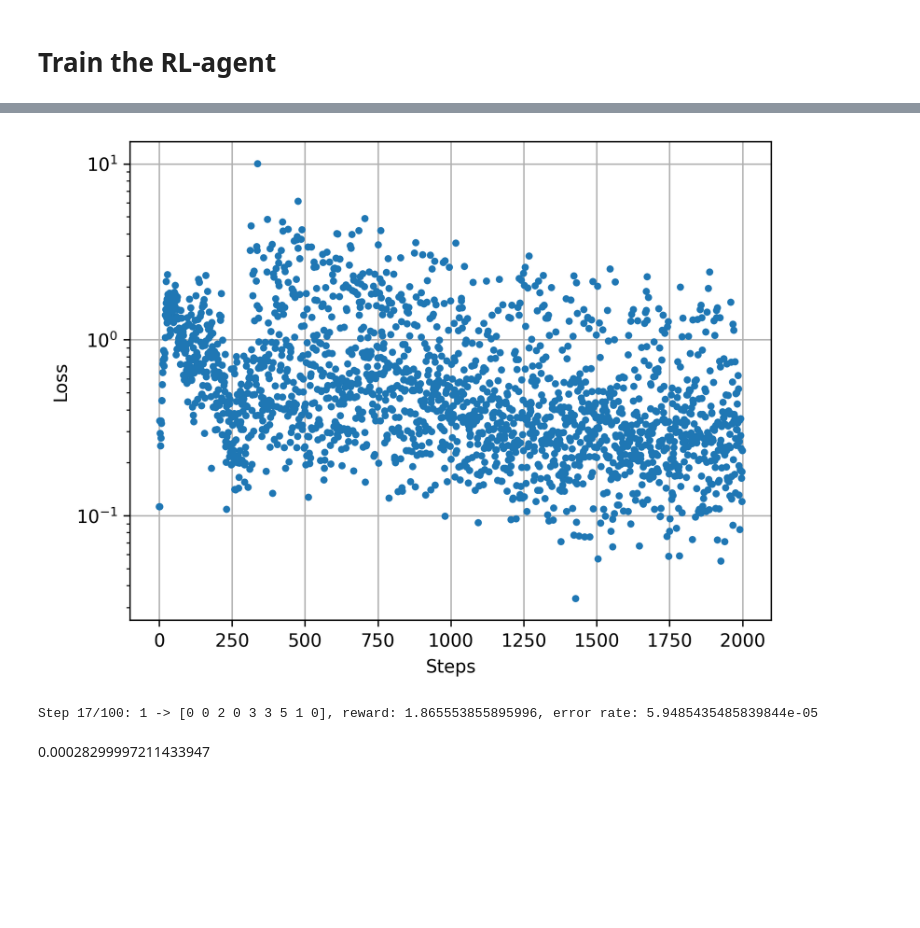
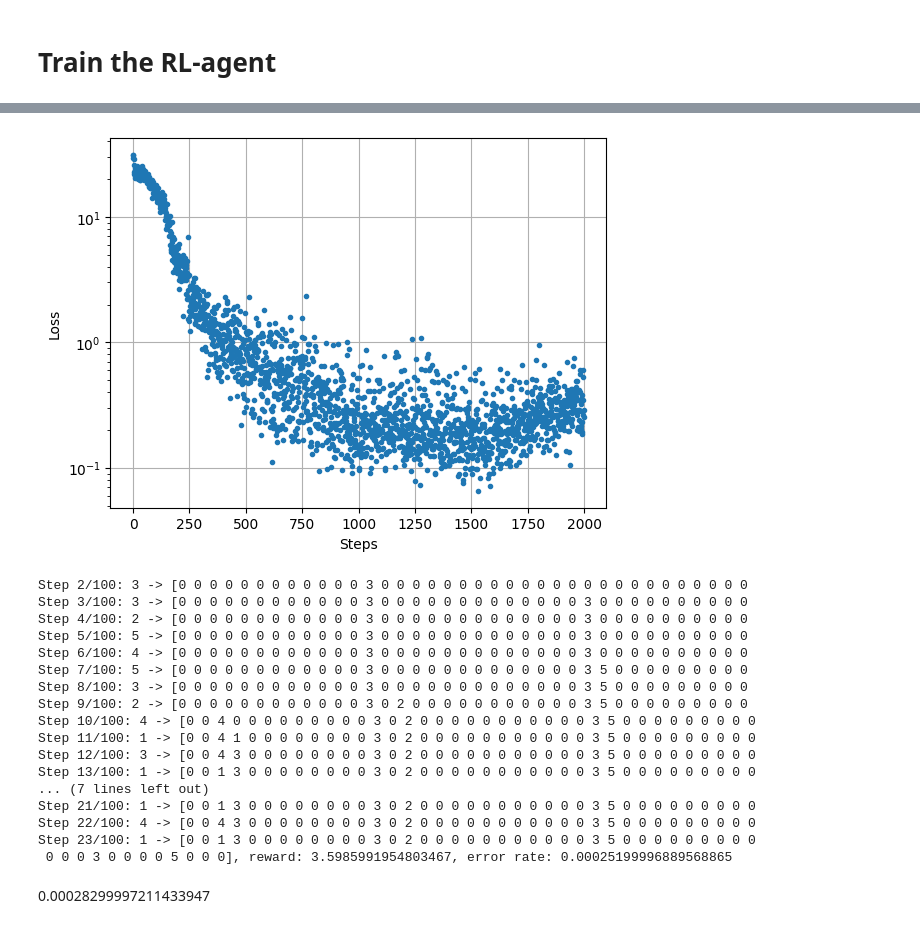
Before and after one commit to JuliusRye/QEC, a Jupyter notebook: Modules/reinforcement_learning_deformation_search.ipynb, the cells around one changed output, grey strips where cells are left out. Cells and saved outputs as stored; diff of their text form; code cells hidden in the pictures; blank space fills up the shorter version.

Commit message:
Improved the RL (still needs to run for distance 7)

```diff
--- a/Modules/reinforcement_learning_deformation_search.ipynb
+++ b/Modules/reinforcement_learning_deformation_search.ipynb
@@ -24,26 +24,26 @@ from time import time
 # %%
 TRAINING_BATCHES = 2_000
 
-CODE_DISTANCE = 3
-EPISODE_LENGTH = 3*CODE_DISTANCE**2 # Set to -1 to disable
+CODE_DISTANCE = 7
+EPISODE_LENGTH = CODE_DISTANCE**2 # Set to -1 to disable
 
 INIT_LEARNING_RATE = 0
 LEARNING_RATE = 1E-3
-WARMUP_STEPS = 100
-TRANSITION_STEP = 100
+WARMUP_STEPS = 500
+TRANSITION_STEP = 1000
 DECAY_RATE = 0.8
 
-SEED = 362
+SEED = 374
 
-ENVIRONMENT_TYPE = "PML" # PML or CNN-G
-AGENT_CONV_LAYERS = [(12,3,1,1), (18,3,1,1), (12,3,1,1), (6,3,1,1)]
+ENVIRONMENT_TYPE = "CNN-G" # PML or CNN-G
+AGENT_CONV_LAYERS = [(6,3,1,1), (6,3,1,1), (6,3,1,1), (6,3,1,1)]
 
 # Training baches are low enough to all be stored in the buffer
 BUFFER_SIZE = TRAINING_BATCHES
 BATCH_SIZE = 32
 
-DISCOUNT_FACTOR = 0.8
-TARGET_NET_UPDATE_RATE = 0.1
+DISCOUNT_FACTOR = 0.95
+TARGET_NET_UPDATE_RATE = 0.001
 
 # Having the num of estimation samples be as small as possible will result in a faster training time
 # but will also use of more memory. So it is not always possible to have a sample count of 1
@@ -62,7 +62,7 @@ elif epsilon_scaling_option == 1:
     # 50% decaying to 0% exploitation
     EPSILON_START = 0.5
     EPSILON_END = 0.0
-    EPSILON_DECAY_RATE = 0.005
+    EPSILON_DECAY_RATE = 0.01
     scaling_name = "decay"
 elif epsilon_scaling_option == 2:
     # 0% exploitation
@@ -551,14 +557,14 @@ plt.show()
 # %%
 end = losses.shape[0]
-plt.figure(dpi=300)
+plt.figure()
 plt.plot(jnp.arange(end), losses, '.', lw=.5)
 plt.grid()
 plt.xlabel('Steps')
 plt.ylabel('Loss')
 plt.yscale('log')
 plt.show()
 # %% [output]
-[figure, old version]
+[figure, new version]
 # %%
 key = random.key(SEED)
 max_steps = 100
@@ -593,7 +599,23 @@ for i in range(1, max_steps):
     error_rates_ = error_rates_.at[i].set(error_rate_)
     print(f"Step {i+1}/{max_steps}: {deformation_action_idx} -> {deformation_}, reward: {reward_}, error rate: {error_rate_}", end='\r')
 # %% [output]
-Step 17/100: 1 -> [0 0 2 0 3 3 5 1 0], reward: 1.865553855895996, error rate: 5.9485435485839844e-05
+Step 2/100: 3 -> [0 0 0 0 0 0 0 0 0 0 0 0 3 0 0 0 0 0 0 0 0 0 0 0 0 0 0 0 0 0 0 0 0 0 0 0 0
+Step 3/100: 3 -> [0 0 0 0 0 0 0 0 0 0 0 0 3 0 0 0 0 0 0 0 0 0 0 0 0 0 3 0 0 0 0 0 0 0 0 0 0
+Step 4/100: 2 -> [0 0 0 0 0 0 0 0 0 0 0 0 3 0 0 0 0 0 0 0 0 0 0 0 0 0 3 0 0 0 0 0 0 0 0 0 0
+Step 5/100: 5 -> [0 0 0 0 0 0 0 0 0 0 0 0 3 0 0 0 0 0 0 0 0 0 0 0 0 0 3 0 0 0 0 0 0 0 0 0 0
+Step 6/100: 4 -> [0 0 0 0 0 0 0 0 0 0 0 0 3 0 0 0 0 0 0 0 0 0 0 0 0 0 3 0 0 0 0 0 0 0 0 0 0
+Step 7/100: 5 -> [0 0 0 0 0 0 0 0 0 0 0 0 3 0 0 0 0 0 0 0 0 0 0 0 0 0 3 5 0 0 0 0 0 0 0 0 0
+Step 8/100: 3 -> [0 0 0 0 0 0 0 0 0 0 0 0 3 0 0 0 0 0 0 0 0 0 0 0 0 0 3 5 0 0 0 0 0 0 0 0 0
+Step 9/100: 2 -> [0 0 0 0 0 0 0 0 0 0 0 0 3 0 2 0 0 0 0 0 0 0 0 0 0 0 3 5 0 0 0 0 0 0 0 0 0
+Step 10/100: 4 -> [0 0 4 0 0 0 0 0 0 0 0 0 3 0 2 0 0 0 0 0 0 0 0 0 0 0 3 5 0 0 0 0 0 0 0 0 0
+Step 11/100: 1 -> [0 0 4 1 0 0 0 0 0 0 0 0 3 0 2 0 0 0 0 0 0 0 0 0 0 0 3 5 0 0 0 0 0 0 0 0 0
+Step 12/100: 3 -> [0 0 4 3 0 0 0 0 0 0 0 0 3 0 2 0 0 0 0 0 0 0 0 0 0 0 3 5 0 0 0 0 0 0 0 0 0
+Step 13/100: 1 -> [0 0 1 3 0 0 0 0 0 0 0 0 3 0 2 0 0 0 0 0 0 0 0 0 0 0 3 5 0 0 0 0 0 0 0 0 0
+... (7 lines left out)
+Step 21/100: 1 -> [0 0 1 3 0 0 0 0 0 0 0 0 3 0 2 0 0 0 0 0 0 0 0 0 0 0 3 5 0 0 0 0 0 0 0 0 0
+Step 22/100: 4 -> [0 0 4 3 0 0 0 0 0 0 0 0 3 0 2 0 0 0 0 0 0 0 0 0 0 0 3 5 0 0 0 0 0 0 0 0 0
+Step 23/100: 1 -> [0 0 1 3 0 0 0 0 0 0 0 0 3 0 2 0 0 0 0 0 0 0 0 0 0 0 3 5 0 0 0 0 0 0 0 0 0
+ 0 0 0 3 0 0 0 0 5 0 0 0], reward: 3.5985991954803467, error rate: 0.00025199996889568865
 # %% [markdown]
 0.00028299997211433947
 # %%
```
Also changed, not shown: parts of 11 cells of this notebook, 26 other files.
